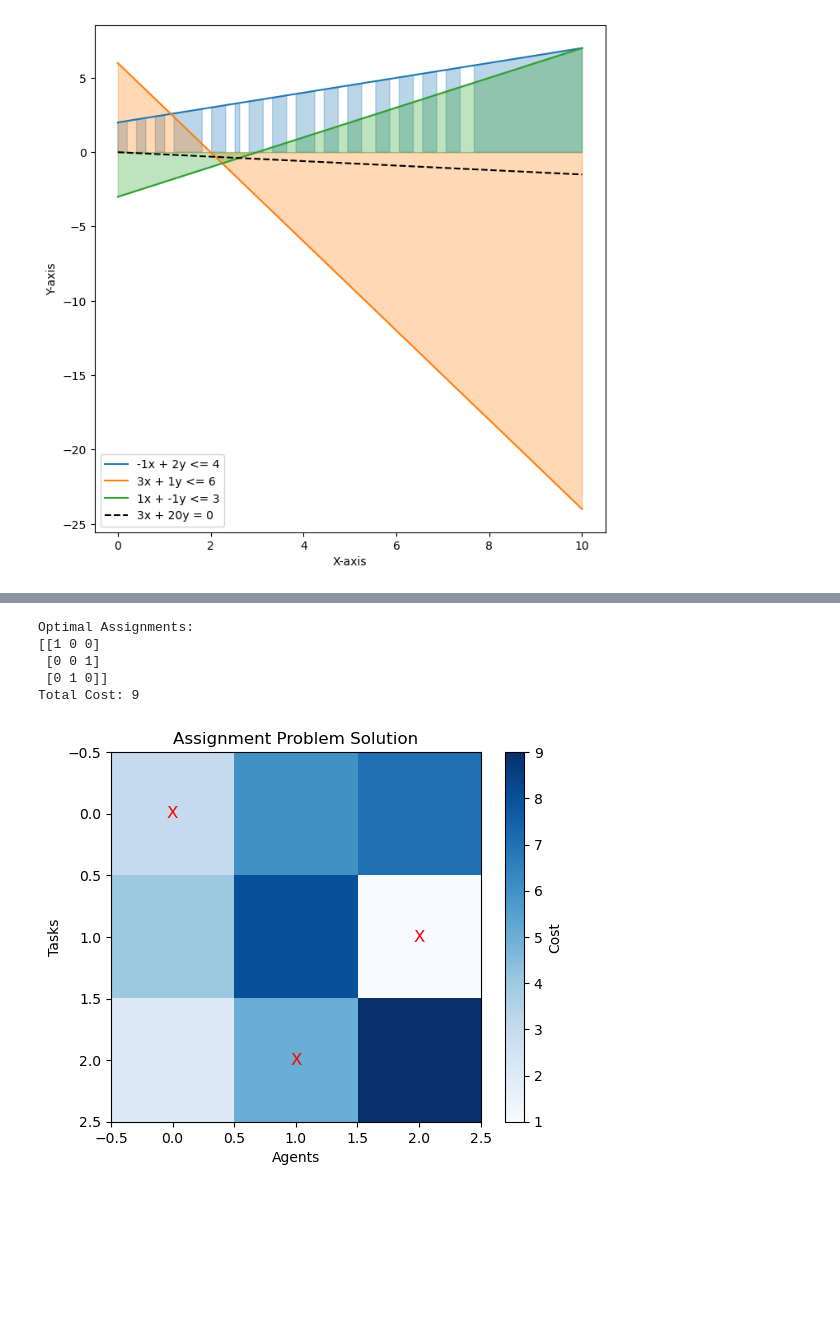
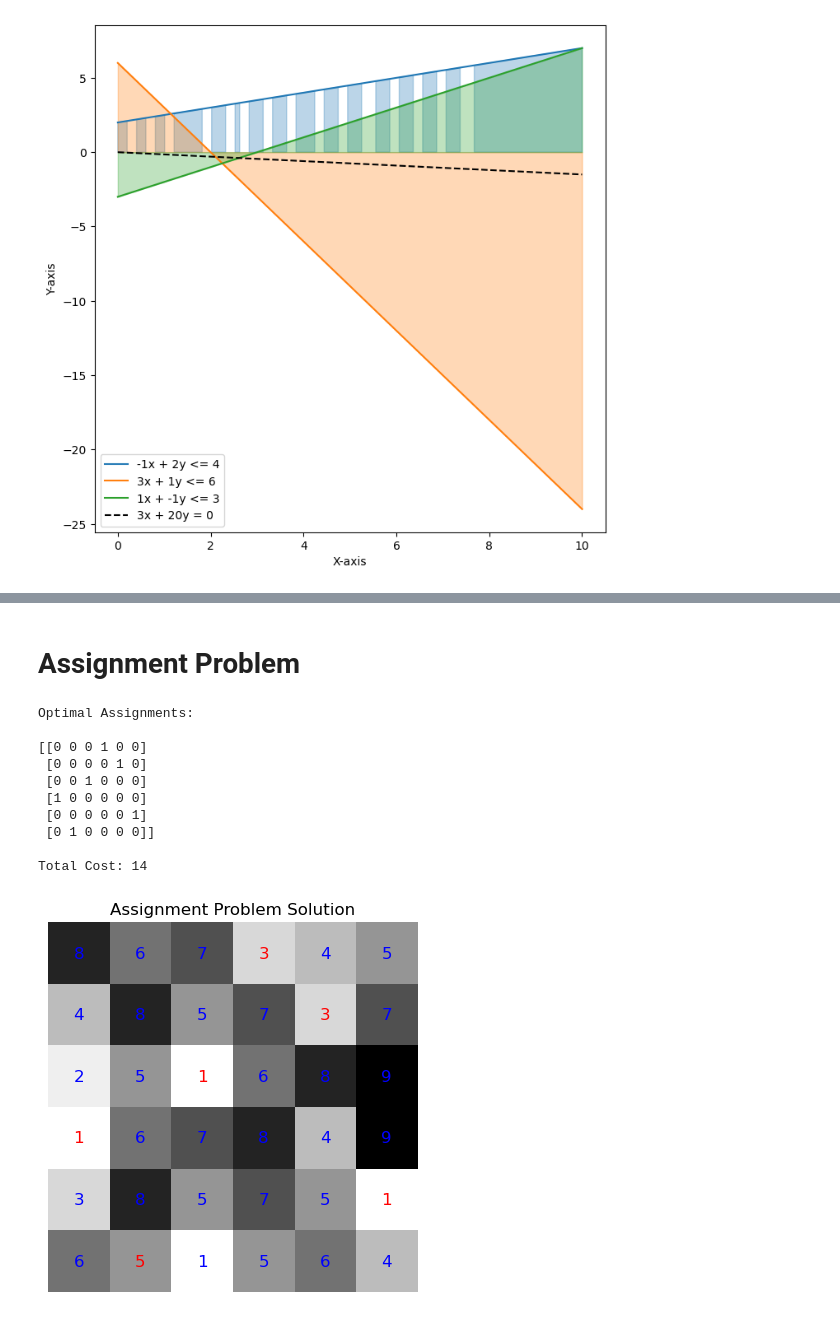
Before and after one commit to ragu8/Linear-Programming, a Jupyter notebook: Examples.ipynb, the cells around one changed output, grey strips where cells are left out. Drawn from its saved outputs; the diff is of its cells as text; code cells hidden in the pictures; blank space fills up the shorter version.

```diff
--- a/Linear Programming.ipynb
+++ b/Examples.ipynb
@@ -218,49 +71,24 @@ Total Cost: 9
+# %% [markdown]
+# Assignment Problem
 # %%
-import numpy as np
-from scipy.optimize import linear_sum_assignment
-import matplotlib.pyplot as plt
-
-def assignment_problem(cost_matrix):
-    # Solve the assignment problem using linear_sum_assignment
-    _, assignment = linear_sum_assignment(cost_matrix)
-
-    # Extract optimal assignment
-    assignments = np.zeros_like(cost_matrix)
-    assignments[np.arange(len(assignment)), assignment] = 1
-
-    # Calculate total cost
-    total_cost = np.sum(assignments * cost_matrix)
-
-    return assignments, total_cost
-
-def plot_assignment_result(cost_matrix, assignments):
-    plt.imshow(cost_matrix, cmap='Blues', interpolation='nearest', origin='upper')
-    for i in range(assignments.shape[0]):
-        for j in range(assignments.shape[1]):
-            if assignments[i, j] == 1:
-                plt.text(j, i, 'X', color='red', ha='center', va='center', fontsize=12)
-
-    plt.xlabel('Agents')
-    plt.ylabel('Tasks')
-    plt.title('Assignment Problem Solution')
-    plt.colorbar(label='Cost')
-    plt.show()
-
-# Example
-cost_matrix = np.array([[3, 6, 7], [4, 8, 1], [2, 5, 9]])
-
-assignments, total_cost = assignment_problem(cost_matrix)
-
-print("Optimal Assignments:")
-print(assignments)
-print("Total Cost:", total_cost)
-
-# Plot the result
-plot_assignment_result(cost_matrix, assignments)
+cost_matrix = np.array([
+    [8, 6, 7, 3, 4, 5],
+    [4, 8, 5, 7, 3, 7],
+    [2, 5, 1, 6, 8, 9],
+    [1, 6, 7, 8, 4, 9],
+    [3, 8, 5, 7, 5, 1],
+    [6, 5, 1, 5, 6, 4],
+])
+assignment(cost_matrix)
 # %% [output]
 Optimal Assignments:
-[[1 0 0]
- [0 0 1]
- [0 1 0]]
-Total Cost: 9
+
+[[0 0 0 1 0 0]
+ [0 0 0 0 1 0]
+ [0 0 1 0 0 0]
+ [1 0 0 0 0 0]
+ [0 0 0 0 0 1]
+ [0 1 0 0 0 0]]
+
+Total Cost: 14
-[figure, old version]
+[figure, new version]
```
Also changed, not shown: parts of 12 cells of this notebook, 6 other files.
